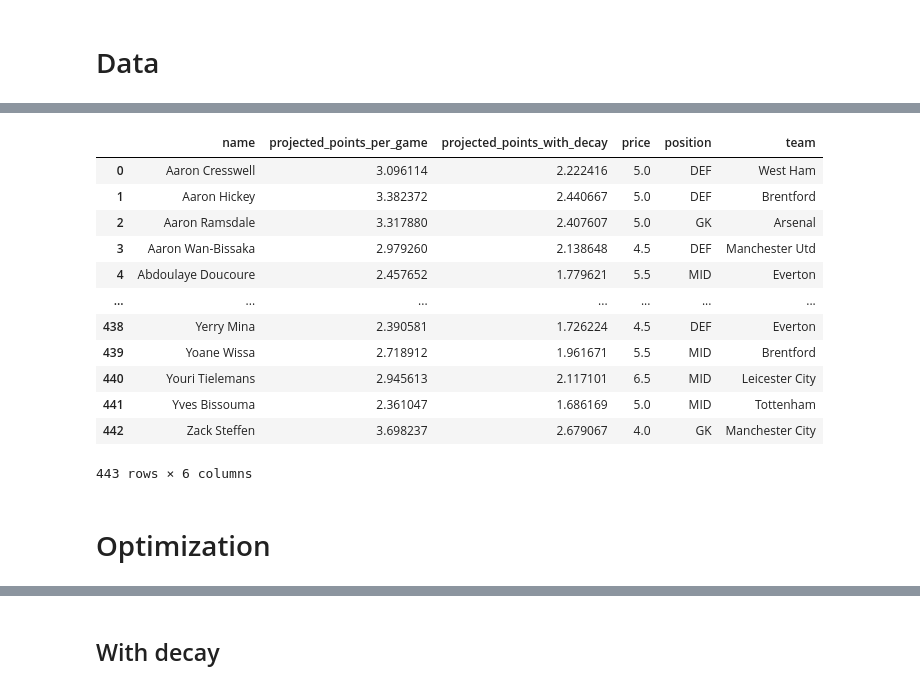
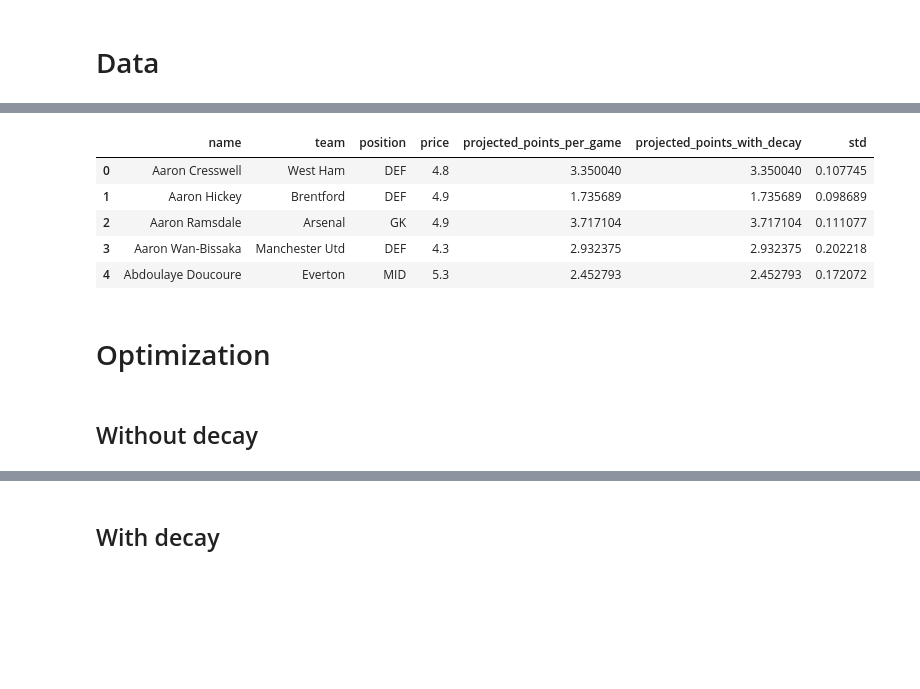
Before and after one commit to jaksticks/Fantasy-Premier-League, a Jupyter notebook: season22_23/notebooks/5_team_optimization.ipynb, the cells around one changed output, grey strips where cells are left out. Saved outputs shown, nothing was run; the diff lists cells and outputs as text; code cells hidden in the pictures; blank space fills up the shorter version.

```diff
--- a/season22_23/notebooks/5_team_optimization.ipynb
+++ b/season22_23/notebooks/5_team_optimization.ipynb
@@ -6,4 +11,9 @@ import numpy as np
 from pulp import LpMaximize, LpProblem, LpStatus, lpSum, LpVariable
+# %%
+# fetch player_dict
+with open('../data/player_name_dict.txt', 'r') as f:
+    player_name_dict_as_text = f.read()
+    player_name_dict = json.loads(player_name_dict_as_text)
 # %% [markdown]
 # Solver definition
 # %%
@@ -80,7 +90,8 @@ def optimize(df, max_price, expected_column):
 # %% [markdown]
 # Data
 # %%
-projections = pd.read_csv(f'../data/xP_projections_week{gameweek}.csv', index_col=0)
+#projections = pd.read_csv(f'../point_projections/xP_projections_week{gameweek}.csv', index_col=0)
+projections = pd.read_csv(f'../point_projections/collective_xP_projections_week{gameweek}.csv', index_col=0)
 projections = projections.rename(columns={'xP':'projected_points'})
-projections
+projections.head(5)
 # %% [output]
@@ -100,7 +104,7 @@ projections
 # %%
 # decay for future projected points to model uncertainty increasing over time
-decay_coeff = 0.925
+decay_coeff = 0.875
 projections['projected_points_with_decay'] = ( projections['projected_points']*decay_coeff
                                               **(projections['gameweek']-(gameweek+1)) )
-projections
+projections.head(5)
 # %% [output]
@@ -120,5 +117,6 @@ projections
 # %%
 fpl_df = pd.read_csv(f'../data/fpl_data/fpl_week_{gameweek}.csv', index_col=0)
-fpl_df
+fpl_df['name'] = fpl_df['name'].map(player_name_dict).fillna(fpl_df['name'])
+fpl_df.head(5)
 # %% [output]
 |  | chance_of_playing_next_round | chance_of_playing_this_round | code | cost_change_event | cost_change_event_fall | ... |
@@ -138,31 +129,27 @@ fpl_df
 # %%
 # choose time horizon for optimization
-horizon = 10
+horizon = 1
 
 # create dataframe to be given as input for optimization
 df = projections[projections['gameweek']<=gameweek+horizon].groupby(by=['name']).mean()\
-                                                        [['projected_points','projected_points_with_decay']]
+                                                        [['projected_points','projected_points_with_decay', 'std']]
 #df = df.to_frame()
 df = df.reset_index()
 df = df.rename(columns={'projected_points':'projected_points_per_game'})
+#df['team'] = [fpl_df.loc[fpl_df['name']==name, 'team'].values[0] for name in df['name']]
 df['price'] = [fpl_df.loc[fpl_df['name']==name, 'value'].values[0] for name in df['name']]
 df['position'] = [fpl_df.loc[fpl_df['name']==name, 'element_type'].values[0] for name in df['name']]
 position_dict={1:'GK', 2:'DEF', 3:'MID', 4:'FWD'}
 df['position'] = df['position'].map(position_dict)
 df['position'] = pd.Categorical(df['position'], ['GK','DEF','MID','FWD'])
 df['team'] = [projections.loc[projections['name']==name, 'team'].head(1).values[0] for name in df['name']]
-df
+# re-order columns
+df = df[['name', 'team', 'position', 'price', 'projected_points_per_game', 'projected_points_with_decay', 'std']]
+df.head(5)
 # %% [output]
-|  | name | projected_points_per_game | projected_points_with_decay | price | position | team |
-| 0 | Aaron Cresswell | 3.096114 | 2.222416 | 5.0 | DEF | West Ham |
-| 1 | Aaron Hickey | 3.382372 | 2.440667 | 5.0 | DEF | Brentford |
-| 2 | Aaron Ramsdale | 3.317880 | 2.407607 | 5.0 | GK | Arsenal |
-| 3 | Aaron Wan-Bissaka | 2.979260 | 2.138648 | 4.5 | DEF | Manchester Utd |
-| 4 | Abdoulaye Doucoure | 2.457652 | 1.779621 | 5.5 | MID | Everton |
-| ... | ... | ... | ... | ... | ... | ... |
-| 438 | Yerry Mina | 2.390581 | 1.726224 | 4.5 | DEF | Everton |
-| 439 | Yoane Wissa | 2.718912 | 1.961671 | 5.5 | MID | Brentford |
-| 440 | Youri Tielemans | 2.945613 | 2.117101 | 6.5 | MID | Leicester City |
-| 441 | Yves Bissouma | 2.361047 | 1.686169 | 5.0 | MID | Tottenham |
-| 442 | Zack Steffen | 3.698237 | 2.679067 | 4.0 | GK | Manchester City |
+|  | name | team | position | price | projected_points_per_game | projected_points_with_decay | std |
+| 0 | Aaron Cresswell | West Ham | DEF | 4.8 | 3.350040 | 3.350040 | 0.107745 |
+| 1 | Aaron Hickey | Brentford | DEF | 4.9 | 1.735689 | 1.735689 | 0.098689 |
+| 2 | Aaron Ramsdale | Arsenal | GK | 4.9 | 3.717104 | 3.717104 | 0.111077 |
+| 3 | Aaron Wan-Bissaka | Manchester Utd | DEF | 4.3 | 2.932375 | 2.932375 | 0.202218 |
+| 4 | Abdoulaye Doucoure | Everton | MID | 5.3 | 2.452793 | 2.452793 | 0.172072 |
-443 rows × 6 columns
@@ -171 +167,3 @@ df
+# %% [markdown]
+## Without decay
 # %%
```
Also changed, not shown: parts of 24 cells of this notebook, 25 other files.
